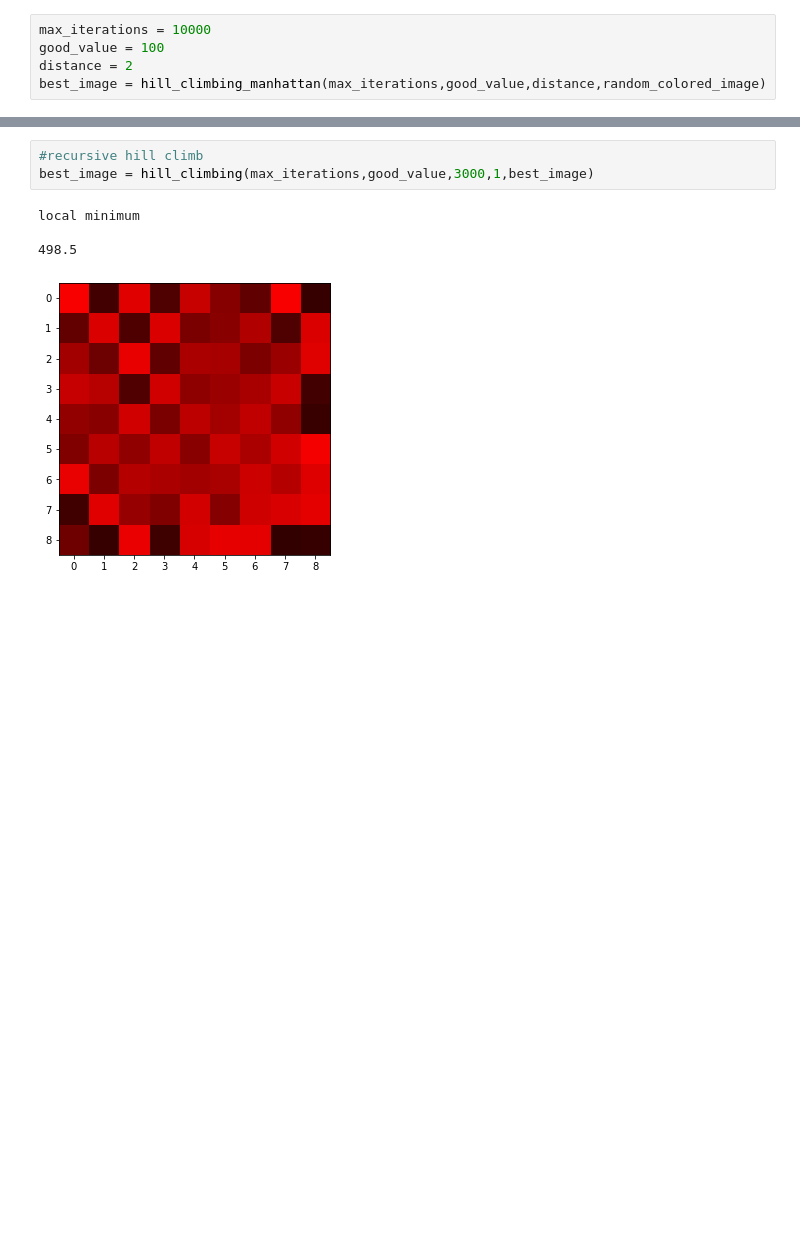
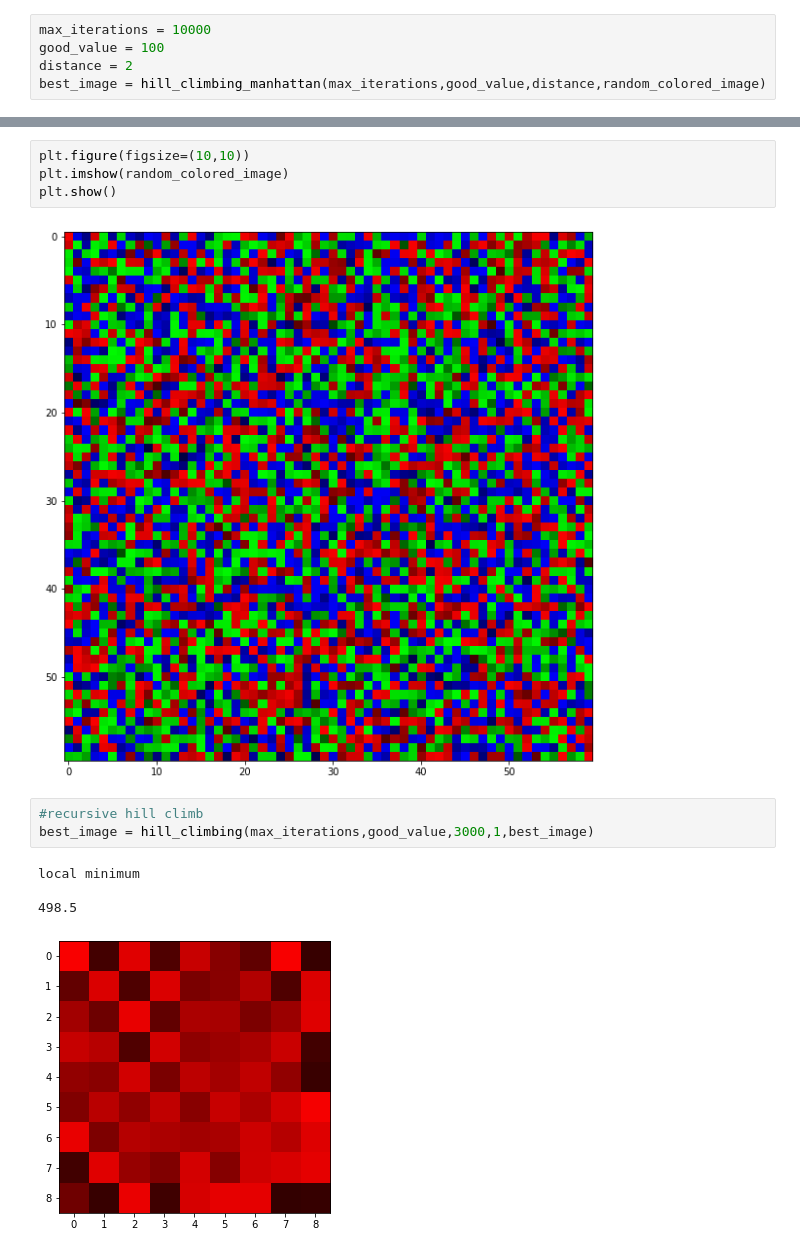
Before and after one commit to Lucaserf/CVlocalSearch, a Jupyter notebook: CVlocalSearch.ipynb, the cells around one changed output, grey strips where cells are left out. Drawn from its saved outputs; the diff is of its cells as text; blank space fills up the shorter version.

```diff
--- a/CVlocalSearch.ipynb
+++ b/CVlocalSearch.ipynb
@@ -340,3 +320,9 @@ plt.show()
+# %%
+plt.figure(figsize=(10,10))
+plt.imshow(random_colored_image)
+plt.show()
+# %% [output]
+[figure, added]
 # %%
 #recursive hill climb
 best_image = hill_climbing(max_iterations,good_value,3000,1,best_image)
```
Also changed, not shown: parts of 8 cells of this notebook, 1 other file.
